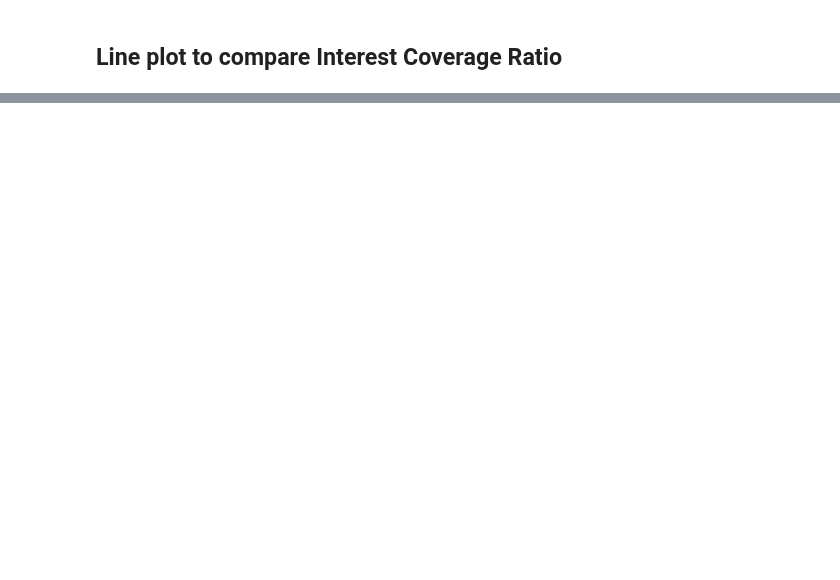
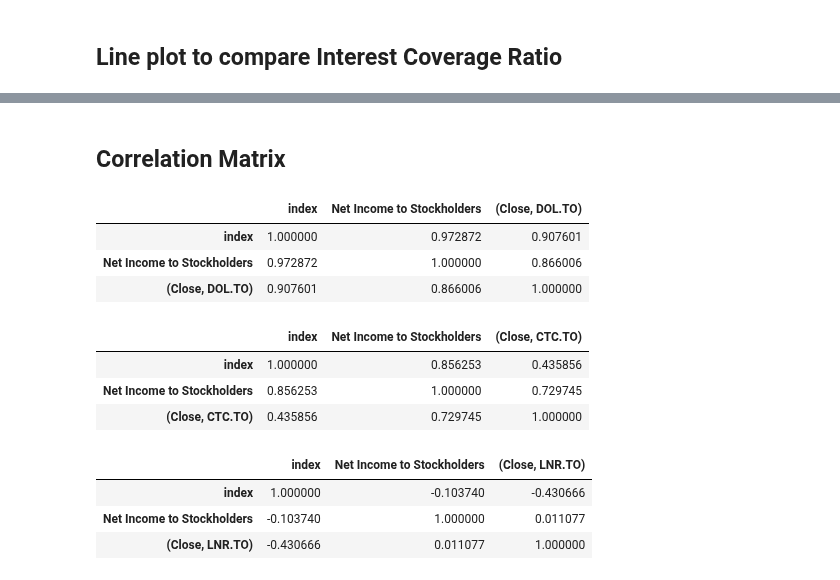
Before and after one commit to jash1112/project-financial_analysis, a Jupyter notebook: the_project_Aayush.ipynb, the cells around one changed output, grey strips where cells are left out. Cells and saved outputs as stored; diff of their text form; code cells hidden in the pictures; blank space fills up the shorter version.

```diff
--- a/the_project_Aayush.ipynb
+++ b/the_project_Aayush.ipynb
@@ -573,0 +576,19 @@ df_close
+# %%
+# Converting DataFrame with a DateTimeIndex:
+df_close.index = df_close.index.strftime('%Y-%m-%d')
+
+# Rename the index
+df_close = df_close.rename(index={
+    "2014-12-31": "2014",
+    "2015-10-20": "2015",
+    "2016-10-20": "2016",
+    "2017-10-20": "2017",
+    "2018-12-31": "2018",
+    "2019-12-31": "2019",
+    "2020-10-20": "2020",
+    "2021-10-20": "2021",
+    "2022-10-20": "2022"
+})
+
+
+df_close
@@ -573,0 +608,15 @@ df_close
+# %% [markdown]
+## Correlation Matrix
+# %%
+dollar_corr_df = pd.DataFrame(Dollarama_income_statement_df["Net Income to Stockholders"])
+
+df_corr = pd.concat([dollar_corr_df["Net Income to Stockholders"] , df_close['Close', 'DOL.TO']] , axis = 1)
+
+corr_dollarama_df = df_corr.drop(df_corr.index[9]).reset_index(drop=False)
+# %%
+corr_dollarama_df.corr(method='pearson', min_periods=9, numeric_only=False)
+# %% [output]
+|  | index | Net Income to Stockholders | (Close, DOL.TO) |
+| index | 1.000000 | 0.972872 | 0.907601 |
+| Net Income to Stockholders | 0.972872 | 1.000000 | 0.866006 |
+| (Close, DOL.TO) | 0.907601 | 0.866006 | 1.000000 |
@@ -573,0 +631,7 @@ df_close
+# %%
+corr_ctc_df.corr(method='pearson', min_periods=9, numeric_only=False)
+# %% [output]
+|  | index | Net Income to Stockholders | (Close, CTC.TO) |
+| index | 1.000000 | 0.856253 | 0.435856 |
+| Net Income to Stockholders | 0.856253 | 1.000000 | 0.729745 |
+| (Close, CTC.TO) | 0.435856 | 0.729745 | 1.000000 |
@@ -573,0 +644,7 @@ df_close
+# %%
+corr_linamar_df.corr(method='pearson', min_periods=9, numeric_only=False)
+# %% [output]
+|  | index | Net Income to Stockholders | (Close, LNR.TO) |
+| index | 1.000000 | -0.103740 | -0.430666 |
+| Net Income to Stockholders | -0.103740 | 1.000000 | 0.011077 |
+| (Close, LNR.TO) | -0.430666 | 0.011077 | 1.000000 |
```
Also changed, not shown: parts of 19 cells of this notebook.
